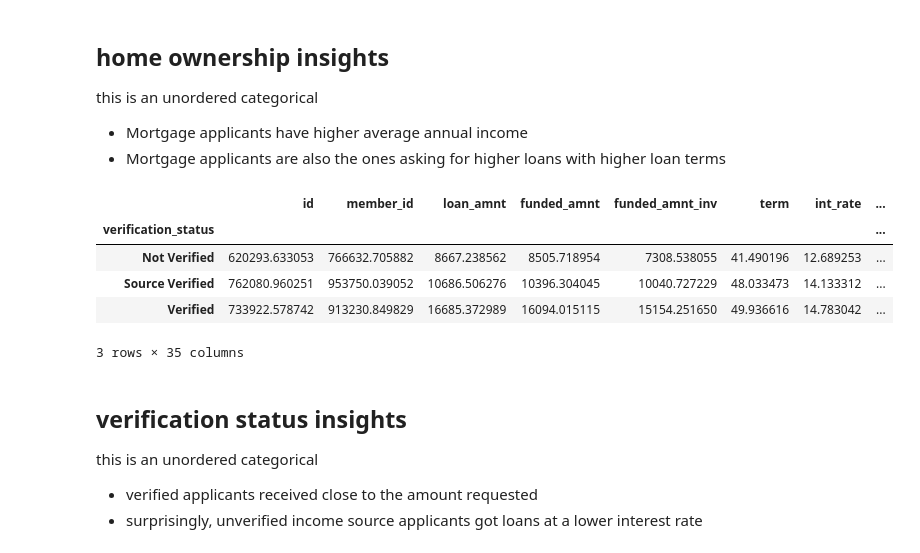
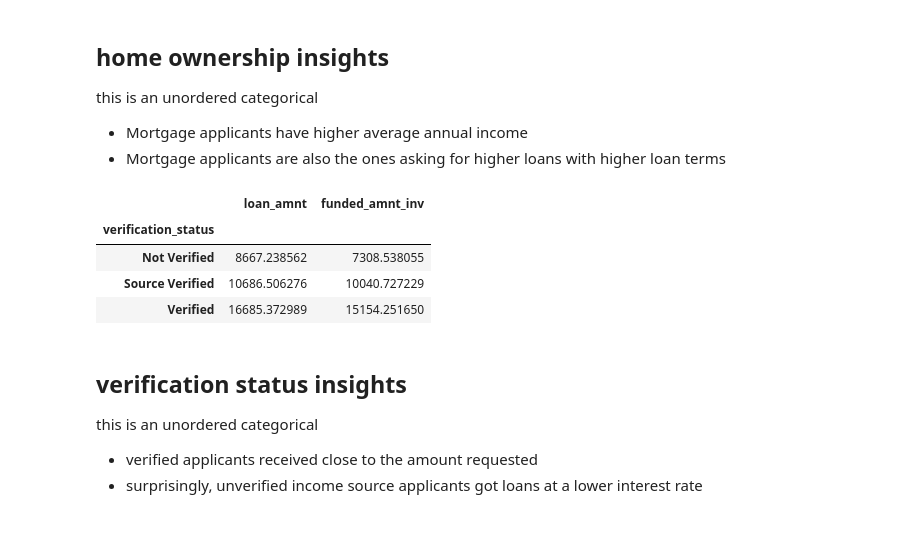
Before and after one commit to udaykirankavaturu/lending-club-case-study, a Jupyter notebook: uday_kiran_kavaturu.ipynb, the cells around one changed output. Cells and saved outputs as stored; diff of their text form; code cells hidden in the pictures.

```diff
--- a/uday_kiran_kavaturu.ipynb
+++ b/uday_kiran_kavaturu.ipynb
@@ -683,14 +683,13 @@ this is an unordered categorical
 - Mortgage applicants are also the ones asking for higher loans with higher loan terms
 # %%
 # by verification status
-charged_off_loans_df.groupby(by='verification_status').mean()
+charged_off_loans_df.groupby(by='verification_status').mean()[['loan_amnt','funded_amnt_inv']]
 # %% [output]
-|  | id | member_id | loan_amnt | funded_amnt | funded_amnt_inv | term | int_rate | ... |
-| verification_status |  |  |  |  |  |  |  | ... |
-| Not Verified | 620293.633053 | 766632.705882 | 8667.238562 | 8505.718954 | 7308.538055 | 41.490196 | 12.689253 | ... |
-| Source Verified | 762080.960251 | 953750.039052 | 10686.506276 | 10396.304045 | 10040.727229 | 48.033473 | 14.133312 | ... |
-| Verified | 733922.578742 | 913230.849829 | 16685.372989 | 16094.015115 | 15154.251650 | 49.936616 | 14.783042 | ... |
+|  | loan_amnt | funded_amnt_inv |
+| verification_status |  |  |
+| Not Verified | 8667.238562 | 7308.538055 |
+| Source Verified | 10686.506276 | 10040.727229 |
+| Verified | 16685.372989 | 15154.251650 |
-3 rows × 35 columns
 # %% [markdown]
 ## verification status insights
 this is an unordered categorical
```
Also changed, not shown: parts of 3 cells of this notebook, 13 other files.
